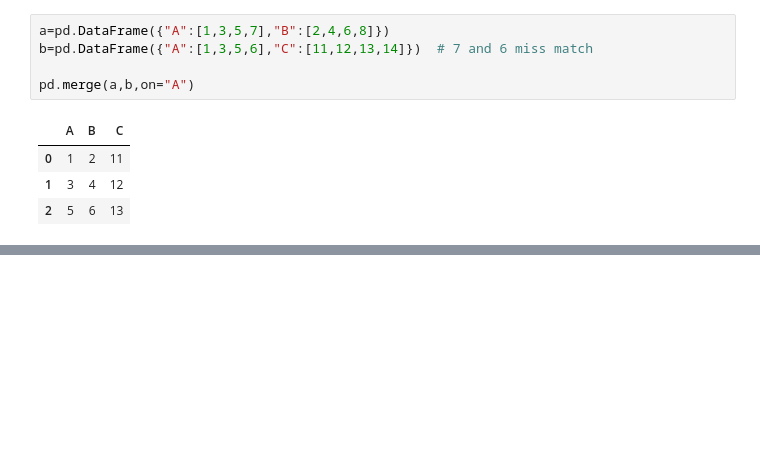
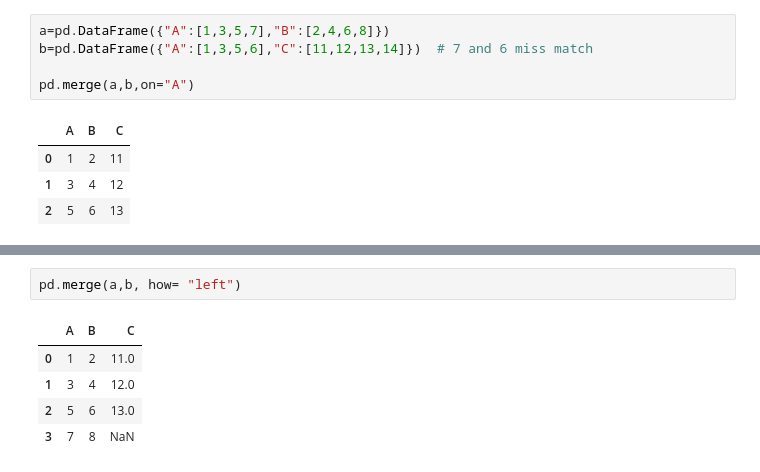
Before and after one commit to NishmthaM/Python_pandas, a Jupyter notebook: Python_Pandas.ipynb, the cells around one changed output, grey strips where cells are left out. Drawn from its saved outputs; the diff is of its cells as text; blank space fills up the shorter version.

```diff
--- a/Python_Pandas.ipynb
+++ b/Python_Pandas.ipynb
@@ -1627,0 +1637,8 @@ pd.merge(a,b,on="A")
+# %%
+pd.merge(a,b, how= "left")
+# %% [output]
+|  | A | B | C |
+| 0 | 1 | 2 | 11.0 |
+| 1 | 3 | 4 | 12.0 |
+| 2 | 5 | 6 | 13.0 |
+| 3 | 7 | 8 | NaN |
```
Also changed, not shown: parts of 8 cells of this notebook.
